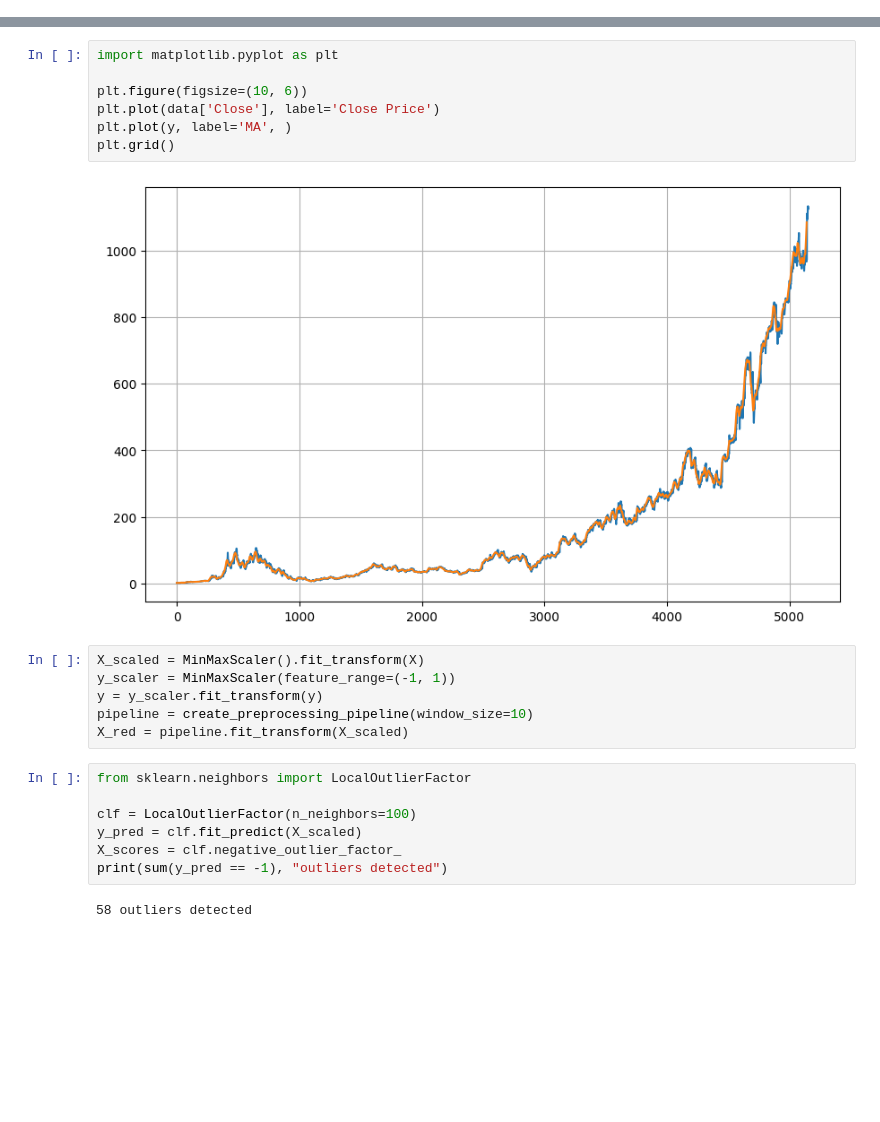
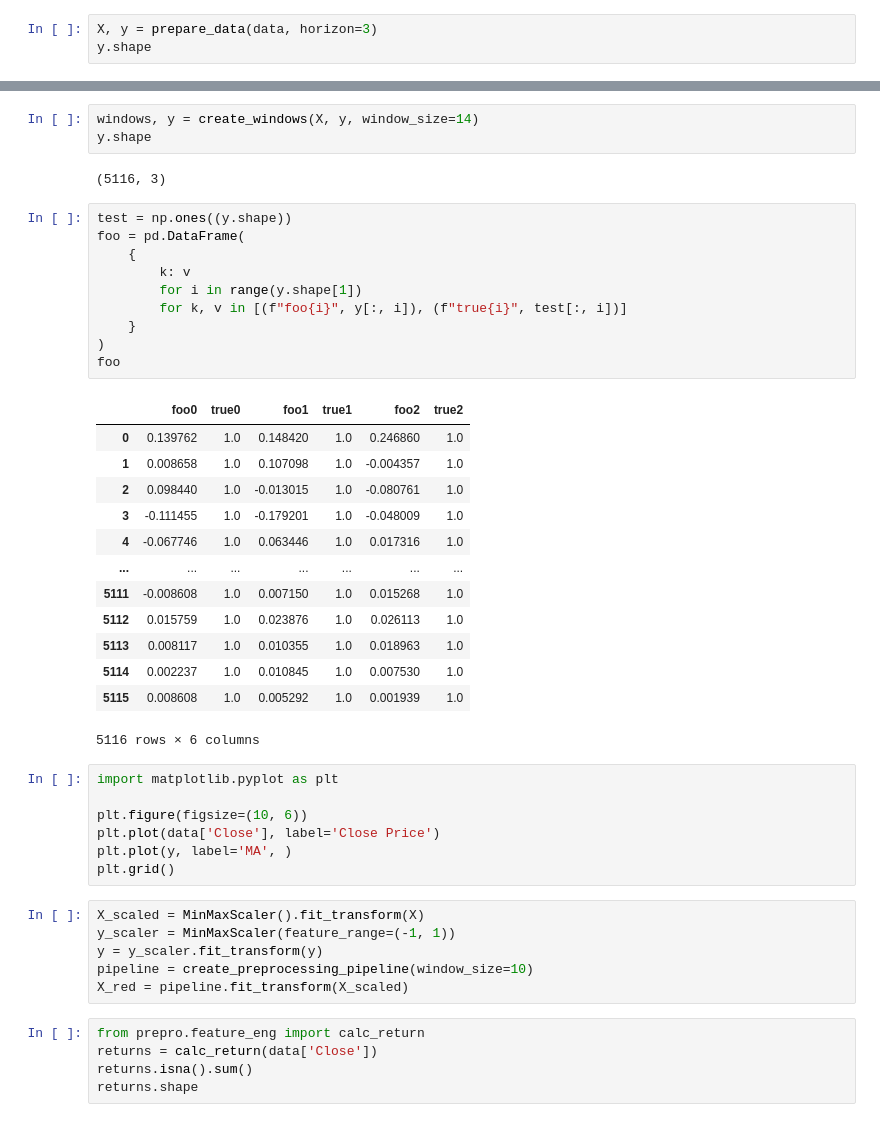
Before and after one commit to PascalS55/lstm_stock_predictions, a Jupyter notebook: src/test.ipynb, the cells around one changed output, grey strips where cells are left out. Cells and saved outputs as stored; diff of their text form; blank space fills up the shorter version.

```diff
--- a/src/test.ipynb
+++ b/src/test.ipynb
@@ -38,0 +115,3 @@ Name: Close, dtype: float64
+# %%
+X, y = prepare_data(data, horizon=3)
+y.shape
@@ -39,3 +130,32 @@ Name: Close, dtype: float64
+# %%
+windows, y = create_windows(X, y, window_size=14)
+y.shape
+# %% [output]
+(5116, 3)
+# %%
+test = np.ones((y.shape))
+foo = pd.DataFrame(
+    {
+        k: v
+        for i in range(y.shape[1])
+        for k, v in [(f"foo{i}", y[:, i]), (f"true{i}", test[:, i])]
+    }
+)
+foo
+# %% [output]
+|  | foo0 | true0 | foo1 | true1 | foo2 | true2 |
+| 0 | 0.139762 | 1.0 | 0.148420 | 1.0 | 0.246860 | 1.0 |
+| 1 | 0.008658 | 1.0 | 0.107098 | 1.0 | -0.004357 | 1.0 |
+| 2 | 0.098440 | 1.0 | -0.013015 | 1.0 | -0.080761 | 1.0 |
+| 3 | -0.111455 | 1.0 | -0.179201 | 1.0 | -0.048009 | 1.0 |
+| 4 | -0.067746 | 1.0 | 0.063446 | 1.0 | 0.017316 | 1.0 |
+| ... | ... | ... | ... | ... | ... | ... |
+| 5111 | -0.008608 | 1.0 | 0.007150 | 1.0 | 0.015268 | 1.0 |
+| 5112 | 0.015759 | 1.0 | 0.023876 | 1.0 | 0.026113 | 1.0 |
+| 5113 | 0.008117 | 1.0 | 0.010355 | 1.0 | 0.018963 | 1.0 |
+| 5114 | 0.002237 | 1.0 | 0.010845 | 1.0 | 0.007530 | 1.0 |
+| 5115 | 0.008608 | 1.0 | 0.005292 | 1.0 | 0.001939 | 1.0 |
+5116 rows × 6 columns
 # %%
 import matplotlib.pyplot as plt
 
@@ -43,8 +163,6 @@ plt.figure(figsize=(10, 6))
 plt.plot(data['Close'], label='Close Price')
 plt.plot(y, label='MA', )
 plt.grid()
-# %% [output]
-[figure, removed]
 # %%
 X_scaled = MinMaxScaler().fit_transform(X)
 y_scaler = MinMaxScaler(feature_range=(-1, 1))
@@ -52,11 +170,7 @@ y = y_scaler.fit_transform(y)
 pipeline = create_preprocessing_pipeline(window_size=10)
 X_red = pipeline.fit_transform(X_scaled)
 # %%
-from sklearn.neighbors import LocalOutlierFactor
-
-clf = LocalOutlierFactor(n_neighbors=100)
-y_pred = clf.fit_predict(X_scaled)
-X_scores = clf.negative_outlier_factor_
-print(sum(y_pred == -1), "outliers detected")
+from prepro.feature_eng import calc_return
+returns = calc_return(data['Close'])
+returns.isna().sum()
+returns.shape
-# %% [output]
-58 outliers detected
```
Also changed, not shown: parts of 16 cells of this notebook, 18 other files.
